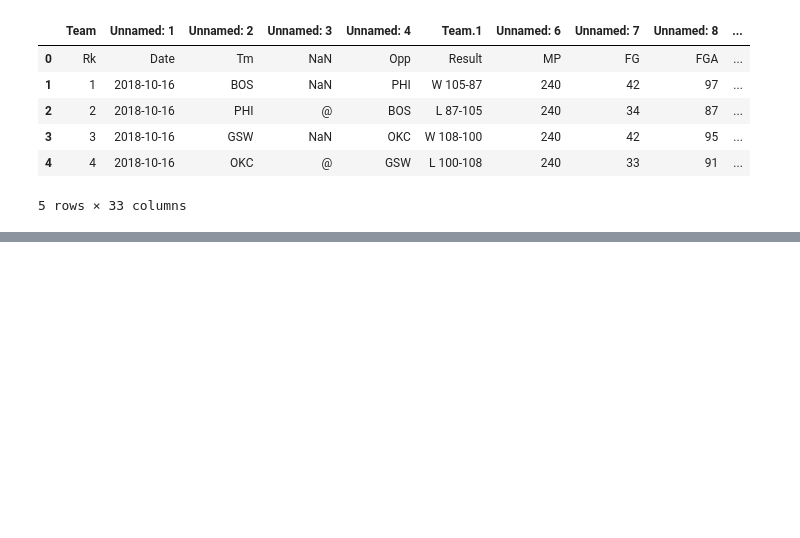
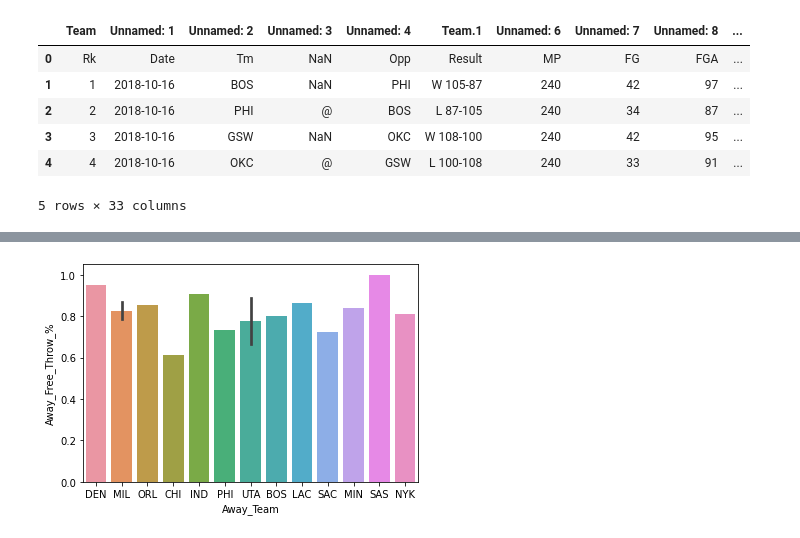
Before and after one commit to dingjamma/LHLFinalProject, a Jupyter notebook: data.ipynb, the cells around one changed output, grey strips where cells are left out. Saved outputs shown, nothing was run; the diff lists cells and outputs as text; code cells hidden in the pictures; blank space fills up the shorter version.

```diff
--- a/data.ipynb
+++ b/data.ipynb
@@ -19,0 +61,5 @@ df.columns = columnz
+# %%
+#AwayFreeThrow
+ax = sns.barplot(x=df["Away_Team"].sample(16), y=df["Away_Free_Throw_%"])
+# %% [output]
+[figure, added]
```
Also changed, not shown: parts of 14 cells of this notebook.
